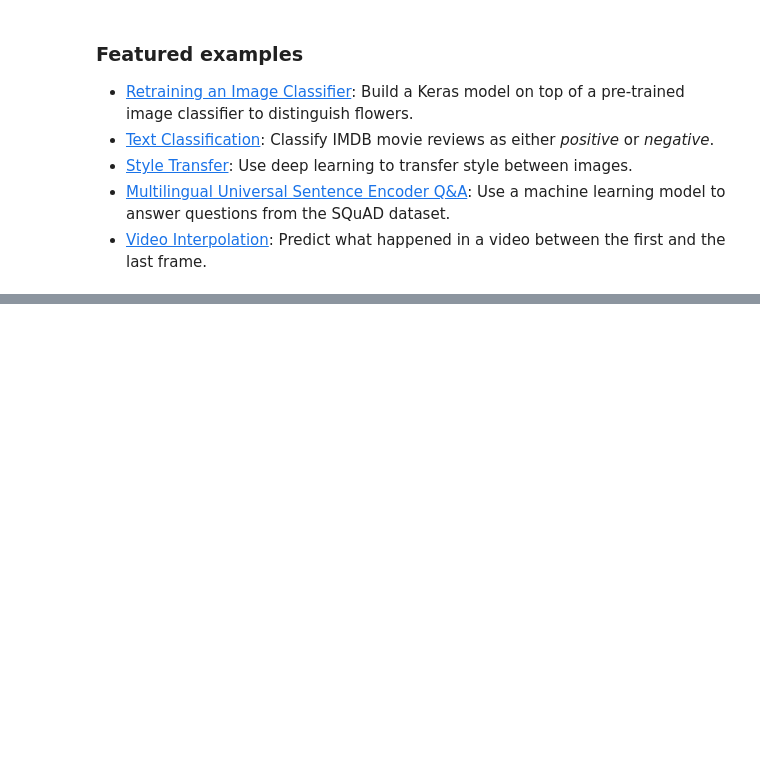
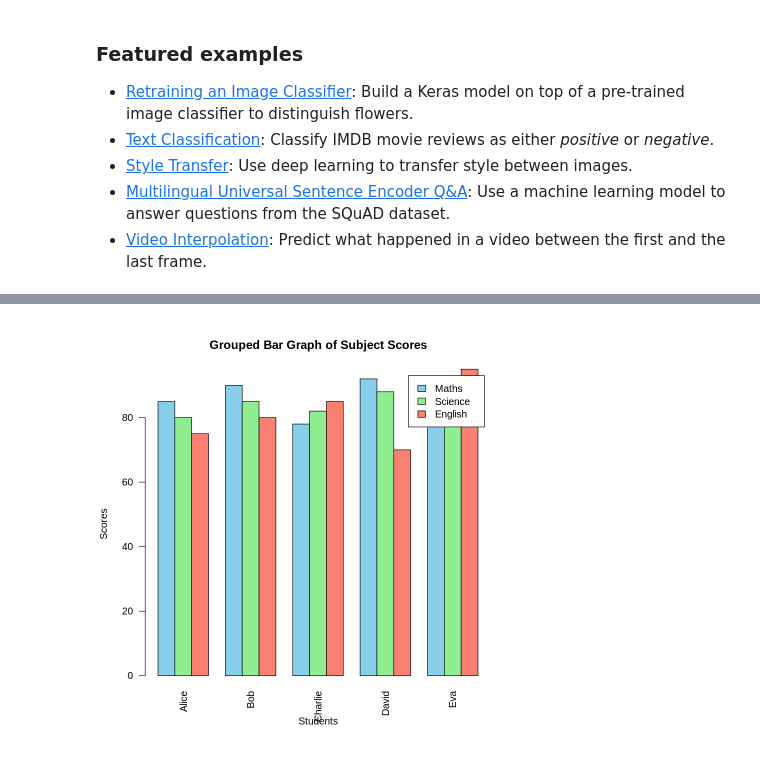
Before and after one commit to shenbha-s03/googlecolab, a Jupyter notebook: Copy_of_Welcome_To_Colab.ipynb, the cells around one changed output, grey strips where cells are left out. Cells and saved outputs as stored; diff of their text form; code cells hidden in the pictures; blank space fills up the shorter version.

```diff
--- a/Copy_of_Welcome_To_Colab.ipynb
+++ b/Copy_of_Welcome_To_Colab.ipynb
@@ -398,0 +273,23 @@ legend("topright",
+# %%
+# Prepare the data
+Students <- c("Alice", "Bob", "Charlie", "David", "Eva")
+Maths <- c(85, 90, 78, 92, 88)
+Science <- c(80, 85, 82, 88, 90)
+English <- c(75, 80, 85, 70, 95)
+student_scores <- data.frame(Students, Maths, Science, English)
+
+# Create a matrix for the barplot
+score_matrix <- t(as.matrix(student_scores[, c("Maths", "Science", "English")]))
+
+# Bar graph: Grouped bar plot of subject scores by student
+barplot(score_matrix,
+        beside = TRUE,
+        names.arg = student_scores$Students,
+        col = c("skyblue", "lightgreen", "salmon"),
+        main = "Grouped Bar Graph of Subject Scores",
+        xlab = "Students",
+        ylab = "Scores",
+        legend = rownames(score_matrix),
+        las = 2)  # Rotate x-axis labels for better readability
+# %% [output]
+[figure, added]
```
Also changed, not shown: parts of 20 cells of this notebook.
